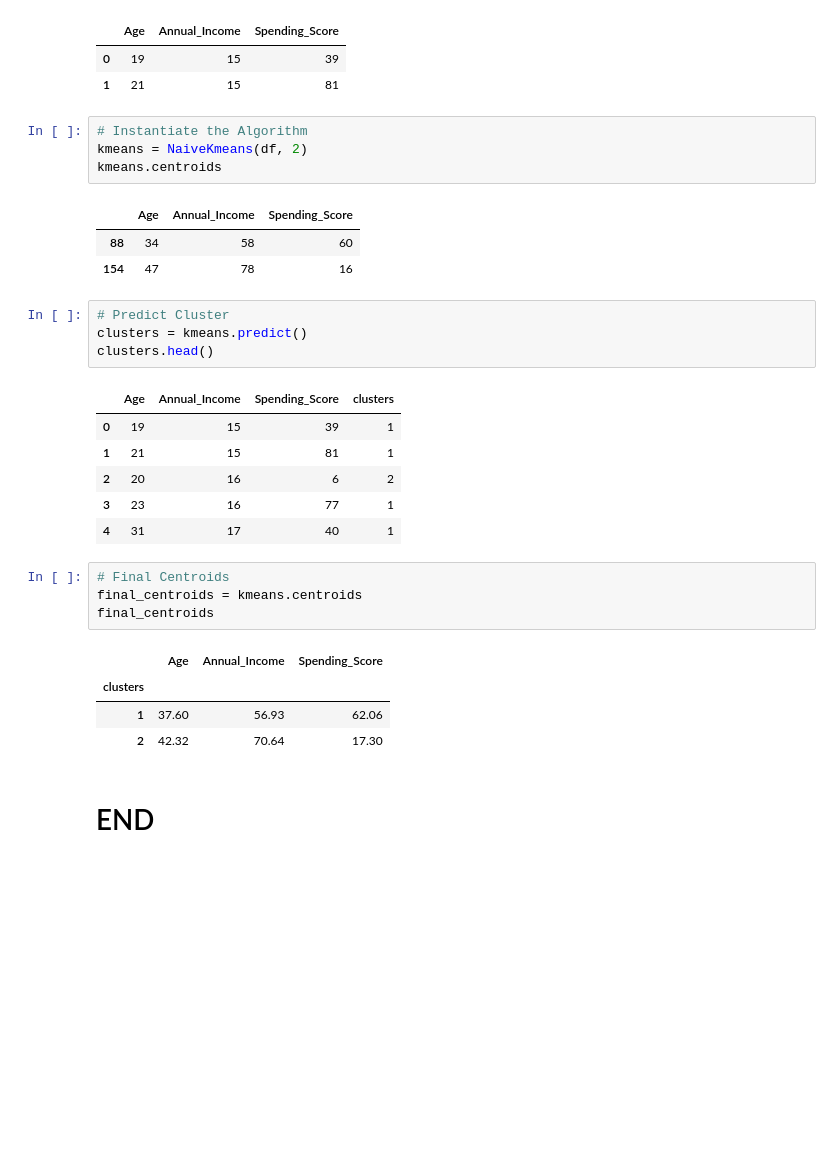
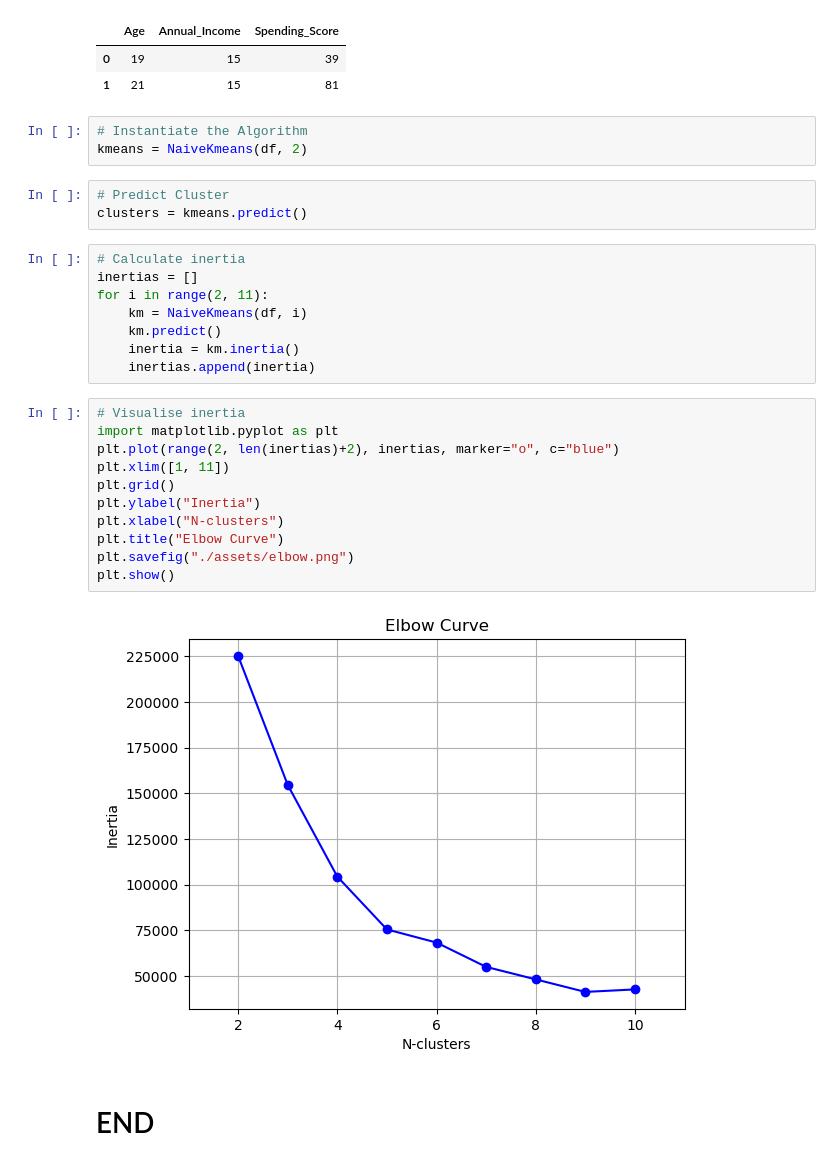
Before and after one commit to regan-mu/KMeans-Implementation-with-pandas-numpy, a Jupyter notebook: Naive_KMeans.ipynb, the cells around one changed output. Drawn from its saved outputs; the diff is of its cells as text; blank space fills up the shorter version.

Commit message:
Add inertia calculation

```diff
--- a/Naive_KMeans.ipynb
+++ b/Naive_KMeans.ipynb
@@ -79,30 +91,29 @@ df.head(2)
 # %%
 # Instantiate the Algorithm
 kmeans = NaiveKmeans(df, 2)
-kmeans.centroids
-# %% [output]
-|  | Age | Annual_Income | Spending_Score |
-| 88 | 34 | 58 | 60 |
-| 154 | 47 | 78 | 16 |
 # %%
 # Predict Cluster
 clusters = kmeans.predict()
-clusters.head()
-# %% [output]
-|  | Age | Annual_Income | Spending_Score | clusters |
-| 0 | 19 | 15 | 39 | 1 |
-| 1 | 21 | 15 | 81 | 1 |
-| 2 | 20 | 16 | 6 | 2 |
-| 3 | 23 | 16 | 77 | 1 |
-| 4 | 31 | 17 | 40 | 1 |
-# %%
-# Final Centroids
-final_centroids = kmeans.centroids
-final_centroids
-# %% [output]
-|  | Age | Annual_Income | Spending_Score |
-| clusters |  |  |  |
-| 1 | 37.60 | 56.93 | 62.06 |
-| 2 | 42.32 | 70.64 | 17.30 |
+# %%
+# Calculate inertia
+inertias = []
+for i in range(2, 11):
+    km = NaiveKmeans(df, i)
+    km.predict()
+    inertia = km.inertia()
+    inertias.append(inertia)
+# %%
+# Visualise inertia
+import matplotlib.pyplot as plt
+plt.plot(range(2, len(inertias)+2), inertias, marker="o", c="blue")
+plt.xlim([1, 11])
+plt.grid()
+plt.ylabel("Inertia")
+plt.xlabel("N-clusters")
+plt.title("Elbow Curve")
+plt.savefig("./assets/elbow.png")
+plt.show()
+# %% [output]
+[figure, added]
 # %% [markdown]
 # END
```
Also changed, not shown: parts of 1 cell of this notebook, 2 other files.
